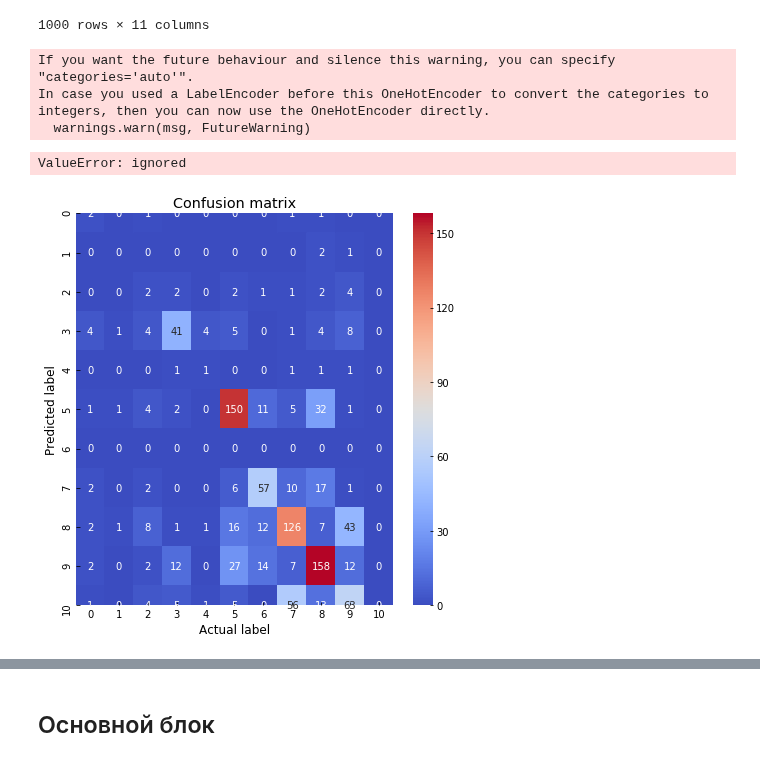
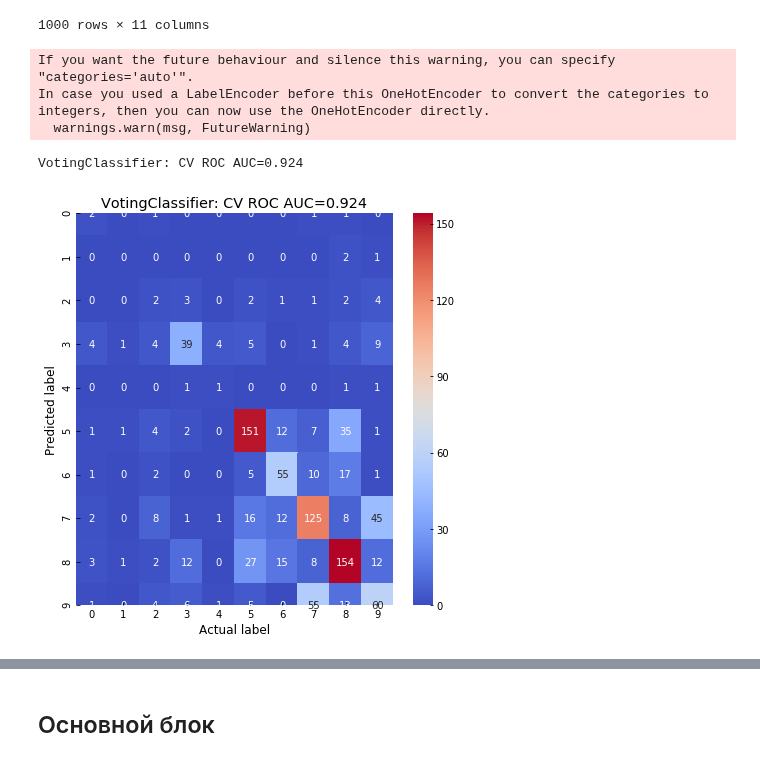
Before and after one commit to andygoosh/wildfire.sberbank.ai, a Jupyter notebook: workinprogress.ipynb, the cells around one changed output, grey strips where cells are left out. Drawn from its saved outputs; the diff is of its cells as text; code cells hidden in the pictures.

```diff
--- a/workinprogress.ipynb
+++ b/workinprogress.ipynb
@@ -276,3 +284,40 @@ Fitting 5 folds for each of 192 candidates, totalling 960 fits
+# %%
+from sklearn.model_selection import GridSearchCV, StratifiedKFold, KFold, RandomizedSearchCV
+from scipy.stats import randint as sp_randint
+
+X, y = prepare_data(one_hotted=False)
+#StratifiedKFold
+#from xgboost import XGBClassifier
+
+gb = skl.ensemble.GradientBoostingClassifier()
+# "loss":["deviance"]
+'''
+parameters = {
+    'n_estimators':[300, 400, 500, 700],
+    'learning_rate':[0.03, 0.035, 0.039],
+    'max_depth': [2, 3,4, 5],
+    'min_samples_split': [3, 10, 20, 50],
+    "min_samples_leaf": np.linspace(0.1, 0.5, 12),
+    "subsample":[0.5, 0.618, 0.8, 0.85, 0.9, 0.95, 1.0],
+    "max_features":["log2","sqrt"],
+    "criterion": ["friedman_mse",  "mae"],
+    }
+'''
+parameters_gb = {
+    'n_estimators': [10, 1000],
+    'learning_rate': [0.01, 1.0],
+    'max_depth': [1, 10],
+    'min_samples_split': [3, 50],
+    "min_samples_leaf": [0.1, 12],
+    "subsample": [0.001, 1.0],
+    "max_features":["log2","sqrt"],
+    "criterion": ["friedman_mse",  "mae"],
+    }
+
+RS = RandomizedSearchCV(gb, param_distributions=parameters_gb, n_iter=500, n_jobs=-1)
+RS.fit(X, y)
+print( RS.best_params_ )
+print( RS.best_score_ )
 # %% [markdown]
 ## Вычисление финального значения
 # %%
@@ -302,43 +347,46 @@ df_predictions
 1000 rows × 11 columns
 # %%
 import sklearn.ensemble
+import sklearn.naive_bayes
 #import sklearn.model_selection.GridSearchCV
 
 X, y = prepare_data(one_hotted=False)
 #X = reduce_dimentions(X)
 
 gbc = skl.ensemble.GradientBoostingClassifier(random_state=RS)
 rfc = skl.ensemble.RandomForestClassifier(random_state=RS)
-abc = skl.ensemble.AdaBoostClassifier(random_state=RS)
+abc = skl.ensemble.AdaBoostClassifier(learning_rate=1.0, n_estimators=12, random_state=RS)
 
-eclf = skl.ensemble.VotingClassifier(estimators=[('GBC', gbc), ('RFC', rfc), ('ABC', abc)], voting='soft', weights=[2, 1, 2])
+eclf = skl.ensemble.VotingClassifier(estimators=[('GBC', gbc), ('RFC', rfc), ('ABC', abc)],
+                                     voting='soft',
+                                     weights=[1, 1, 1])
 
 X_train, X_cv, y_train, y_cv = train_test_split(X, y, test_size=0.25, random_state=RS)
 
 eclf.fit(X_train, y_train)
 
 y_pred = eclf.predict_proba(X_cv)
 
 df_predictions = pd.DataFrame(
     y_pred,
     index=y_cv.index,
     columns=[
         'fire_{}_prob'.format(class_id)
         for class_id in linear.classes_
     ],
 )
 
 '''
 VotingClassifier: CV ROC AUC=0.924
 '''
 y_hotted = get_one_hot( y_cv )
 draw_confusion_matrix(y_hotted, df_predictions, eclf)
 # %% [output]
 If you want the future behaviour and silence this warning, you can specify "categories='auto'".
 In case you used a LabelEncoder before this OneHotEncoder to convert the categories to integers, then you can now use the OneHotEncoder directly.
   warnings.warn(msg, FutureWarning)
-ValueError: ignored
+VotingClassifier: CV ROC AUC=0.924
-[figure, old version]
+[figure, new version]
 # %%
 feat_importances = pd.Series(linear.feature_importances_, index=X.columns)
 feat_importances.nlargest(20).plot(kind='barh')
```
Also changed, not shown: parts of 3 cells of this notebook.
